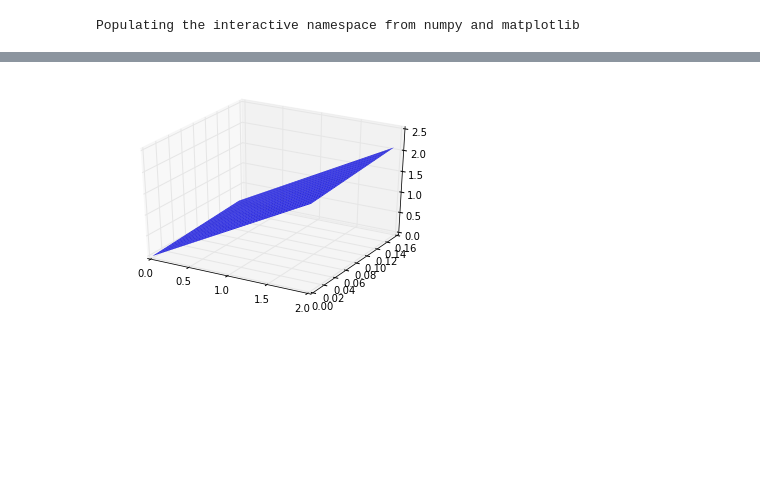
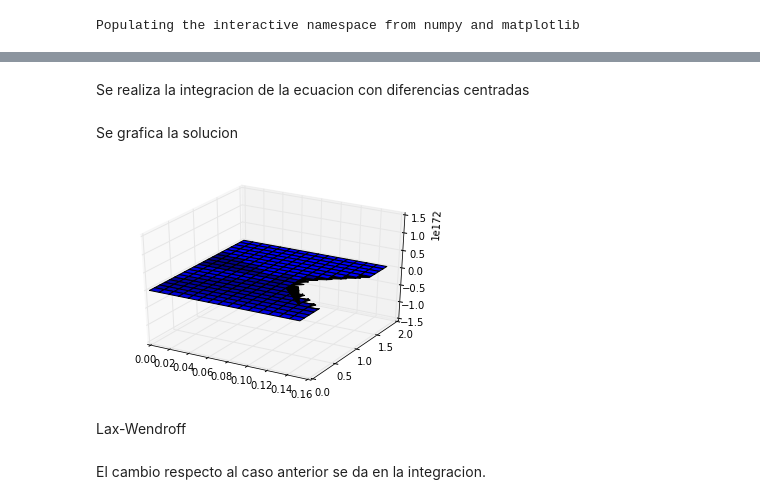
Before and after one commit to sebasolivaresn/Taller7, a Jupyter notebook: Taller 7.ipynb, the cells around one changed output, grey strips where cells are left out. Saved outputs shown, nothing was run; the diff lists cells and outputs as text; code cells hidden in the pictures; blank space fills up the shorter version.

```diff
--- a/Taller 7.ipynb
+++ b/Taller 7.ipynb
@@ -14,4 +27,3 @@ beta = dt/dx
 # %%
-n_iteraciones = int(0.15/dt)
-print n_iteraciones
+n_iteraciones = int(0.15/dt) + 1
 t = linspace(0,0.15,n_iteraciones)
@@ -26,8 +32,12 @@ print size(t), size(x), shape(u)
+# %%
+u = zeros([n_iteraciones,200])
 # %%
-u[:,0] = IC
+u[0,:] = IC
+# %% [markdown]
+Se realiza la integracion de la ecuacion con diferencias centradas
 # %%
-for i in range(1,n_iteraciones):
-    u[0,i] = 0
-    u[199,i] = 0
-    for j in range(1, len(u[:,i]) - 1):
-        u[j,i] = u[j,i-1] - beta*(u[j+1,i-1]**2 - u[j-1,i-1]**2)/2.0
+for j in range(n_iteraciones-1):
+    u[j+1,0] = 0
+    u[j+1,199] = 0
+    for i in range(1,199):
+        u[j+1,i] = u[j,i] - beta*(u[j,i+1]**2 - u[j,i-1]**2)/2.0;
@@ -37,8 +44,11 @@ def solucion(x,y):
+# %% [markdown]
+Se grafica la solucion
 # %%
 figura = plt.figure()
 axis = figura.add_subplot(1, 1, 1, projection='3d')
-X,Y = meshgrid(x, t)
-Z = solucion(X,Y)
-p = axis.plot_surface(X, Y, Z, rstride=4, cstride=4, linewidth=0)
+X,Y = meshgrid(t, x)
+p = axis.plot_surface(X, Y, transpose(u))
 # %% [output]
-[figure, old version]
+[figure, new version]
+# %% [markdown]
+Lax-Wendroff
@@ -44,0 +65,2 @@ p = axis.plot_surface(X, Y, Z, rstride=4, cstride=4, linewidth=0)
+# %% [markdown]
+El cambio respecto al caso anterior se da en la integracion.
```
Also changed, not shown: parts of 11 cells of this notebook.
